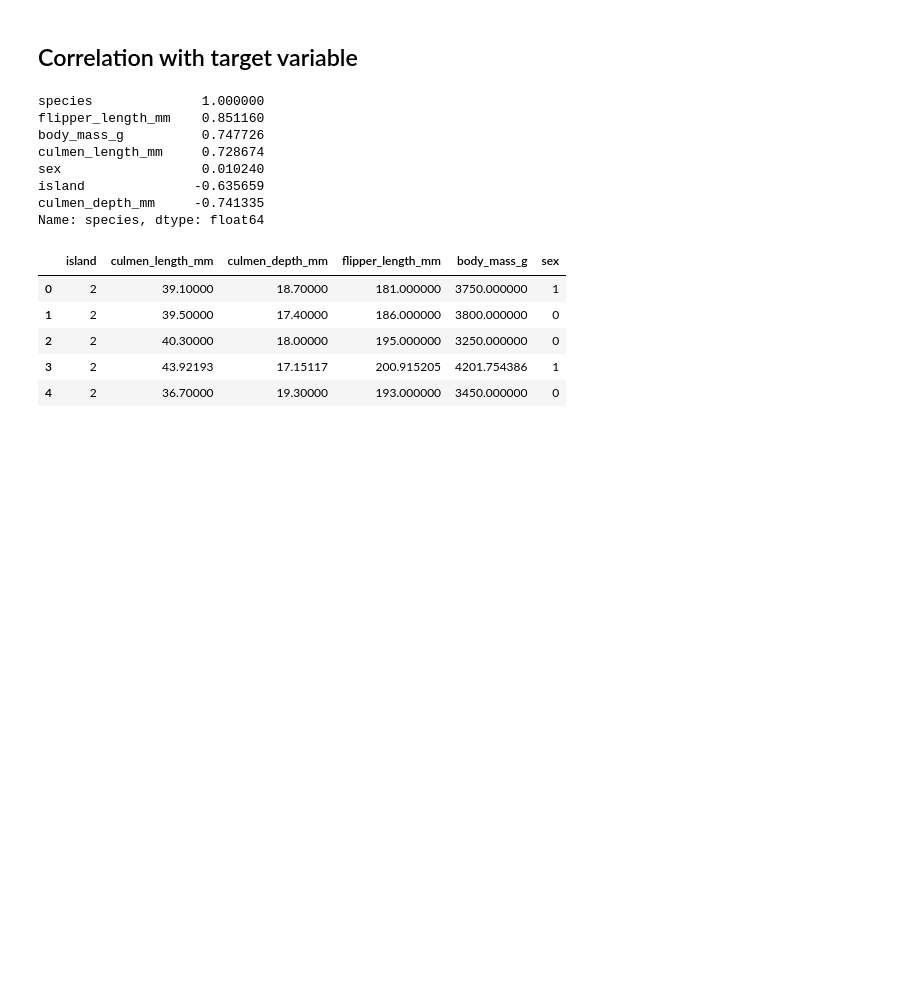
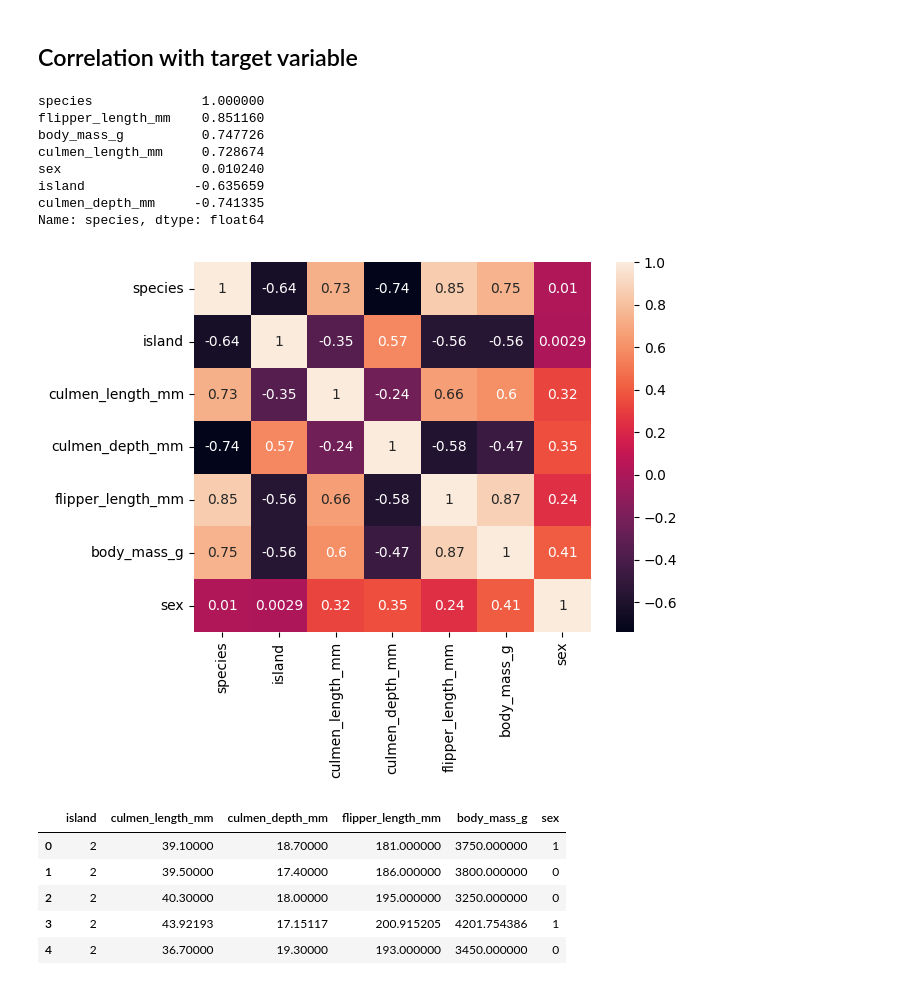
Before and after one commit to smartinternz02/SI-GuidedProject-581106-1694695244, a Jupyter notebook: Notebook/Assign_3.ipynb, the cells around one changed output. Cells and saved outputs as stored; diff of their text form; code cells hidden in the pictures; blank space fills up the shorter version.

```diff
--- a/Notebook/Assign_3.ipynb
+++ b/Notebook/Assign_3.ipynb
@@ -318,16 +344,18 @@ df.head()
 ## Correlation with target variable
 # %%
 corr_mat=df.corr()
+sns.heatmap(corr_mat,annot=True)
 corr_mat['species'].sort_values(ascending=False)
 # %% [output]
 species              1.000000
 flipper_length_mm    0.851160
 body_mass_g          0.747726
 culmen_length_mm     0.728674
 sex                  0.010240
 island              -0.635659
 culmen_depth_mm     -0.741335
 Name: species, dtype: float64
+[figure, added]
 # %%
 X=df.drop('species',axis=1)
 y=df['species']
```
Also changed, not shown: parts of 6 cells of this notebook.
